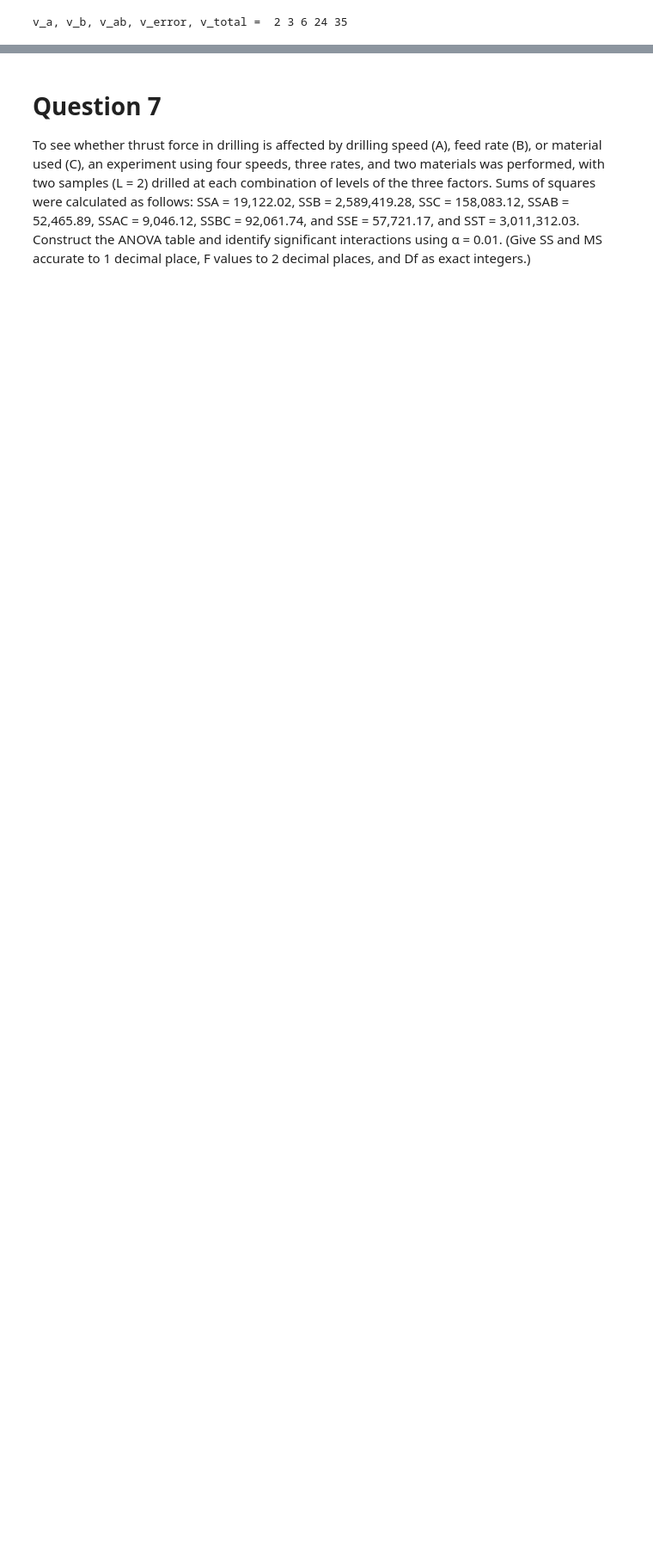
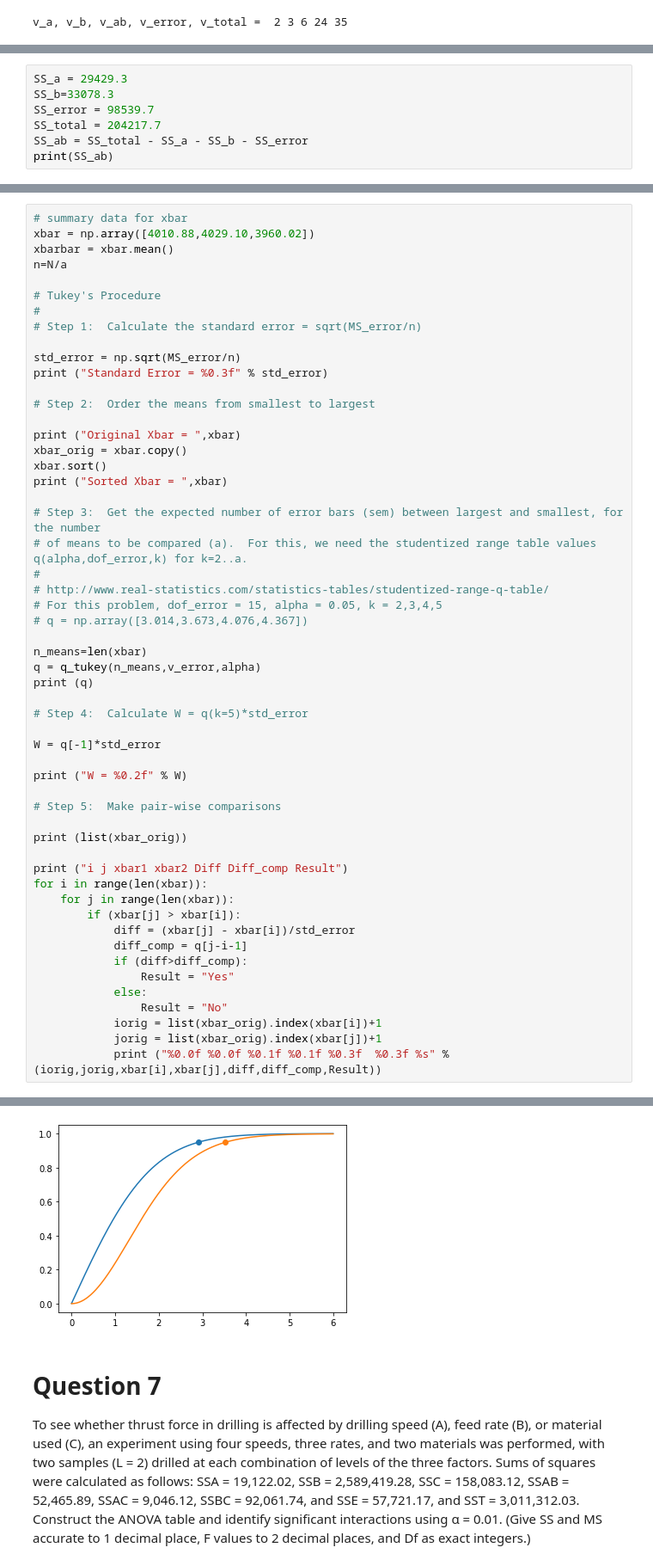
Before and after one commit to christianross18/phys341, a Jupyter notebook: AssignmentTemplates/Assignment6_Solutions_Template.ipynb, the cells around one changed output, grey strips where cells are left out. Shown: that part at 86% size. Drawn from its saved outputs; the diff is of its cells as text; blank space fills up the shorter version.

```diff
--- a/AssignmentTemplates/Assignment6_Solutions_Template.ipynb
+++ b/AssignmentTemplates/Assignment6_Solutions_Template.ipynb
@@ -642,0 +626,7 @@ SS_error =  -366.4444444444444
+# %%
+SS_a = 29429.3
+SS_b=33078.3
+SS_error = 98539.7
+SS_total = 204217.7
+SS_ab = SS_total - SS_a - SS_b - SS_error
+print(SS_ab)
@@ -722,0 +715,55 @@ Total      35     183.22
+# %%
+# summary data for xbar
+xbar = np.array([4010.88,4029.10,3960.02])
+xbarbar = xbar.mean()
+n=N/a
+
+# Tukey's Procedure
+#
+# Step 1:  Calculate the standard error = sqrt(MS_error/n)
+
+std_error = np.sqrt(MS_error/n)
+print ("Standard Error = %0.3f" % std_error)
+
+# Step 2:  Order the means from smallest to largest
+
+print ("Original Xbar = ",xbar)
+xbar_orig = xbar.copy()
+xbar.sort()
+print ("Sorted Xbar = ",xbar)
+
+# Step 3:  Get the expected number of error bars (sem) between largest and smallest, for the number
+# of means to be compared (a).  For this, we need the studentized range table values q(alpha,dof_error,k) for k=2..a.
+#
+# http://www.real-statistics.com/statistics-tables/studentized-range-q-table/
+# For this problem, dof_error = 15, alpha = 0.05, k = 2,3,4,5
+# q = np.array([3.014,3.673,4.076,4.367])
+
+n_means=len(xbar)
+q = q_tukey(n_means,v_error,alpha)
+print (q)
+
+# Step 4:  Calculate W = q(k=5)*std_error
+
+W = q[-1]*std_error
+
+print ("W = %0.2f" % W)
+
+# Step 5:  Make pair-wise comparisons
+
+print (list(xbar_orig))
+
+print ("i j xbar1 xbar2 Diff Diff_comp Result")
+for i in range(len(xbar)):
+    for j in range(len(xbar)):
+        if (xbar[j] > xbar[i]):
+            diff = (xbar[j] - xbar[i])/std_error
+            diff_comp = q[j-i-1]
+            if (diff>diff_comp):
+                Result = "Yes"
+            else:
+                Result = "No"
+            iorig = list(xbar_orig).index(xbar[i])+1
+            jorig = list(xbar_orig).index(xbar[j])+1
+            print ("%0.0f %0.0f %0.1f %0.1f %0.3f  %0.3f %s" % (iorig,jorig,xbar[i],xbar[j],diff,diff_comp,Result))
+# %% [output]
@@ -723,3 +784,4 @@ Total      35     183.22
+[figure, added]
 # %% [markdown]
 # Question 7
 
```
Also changed, not shown: parts of 15 cells of this notebook.
